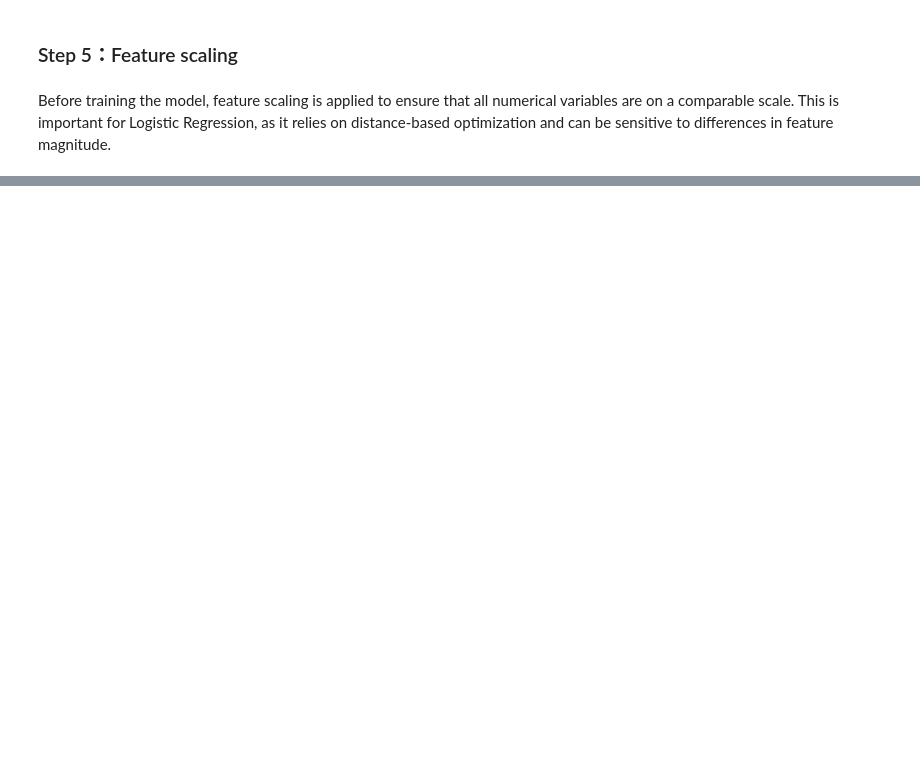
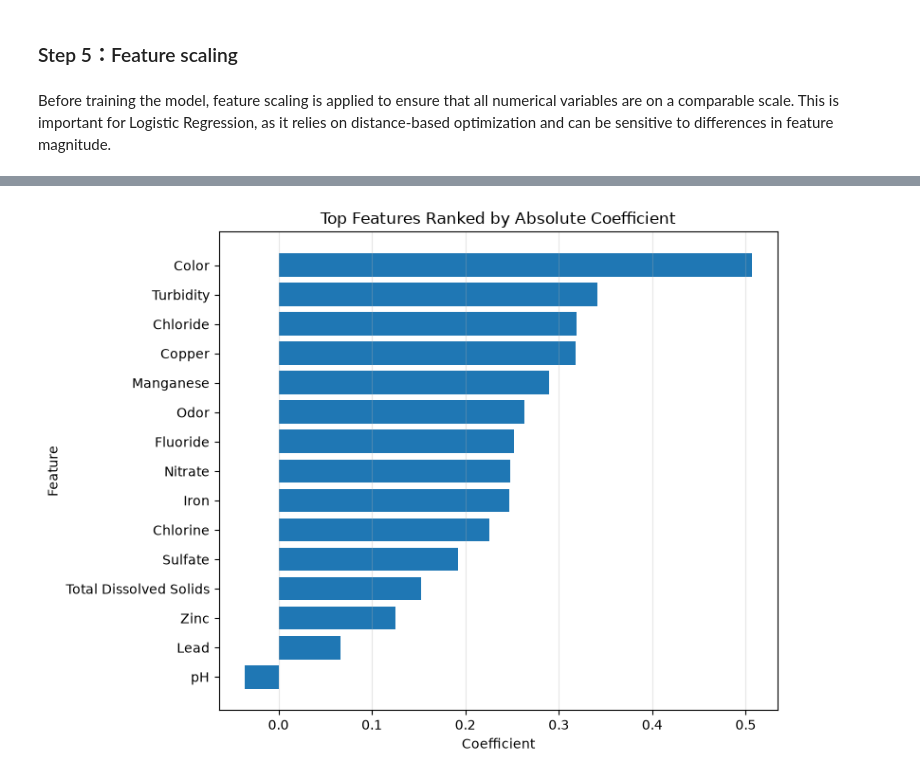
Before and after one commit to YL-6/-, a Jupyter notebook: notebooks/03_model_1.ipynb, the cells around one changed output, grey strips where cells are left out. Cells and saved outputs as stored; diff of their text form; code cells hidden in the pictures; blank space fills up the shorter version.

```diff
--- a/notebooks/03_model_1.ipynb
+++ b/notebooks/03_model_1.ipynb
@@ -428,0 +169,15 @@ Due to the limited performance of Logistic Regression, more complex models such
+# %%
+# Standardize features using statistics calculated from the training set only
+# to avoid data leakage.
+
+# Initialize the scaler
+scaler_lr = StandardScaler()
+
+# Fit on the training set only
+X_train_scaled_lr = scaler_lr.fit_transform(X_train_lr)
+
+# Apply the same transformation to the test set
+X_test_scaled_lr = scaler_lr.transform(X_test_lr)
+
+print("X_train_scaled_lr shape:", X_train_scaled_lr.shape)
+print("X_test_scaled_lr shape:", X_test_scaled_lr.shape)
@@ -428,0 +302,39 @@ Due to the limited performance of Logistic Regression, more complex models such
+# %%
+# Top 15 features ranked by absolute coefficient
+coef_df = pd.DataFrame({
+    "Feature": X_train_lr.columns,
+    "Coefficient": lr_baseline.coef_[0]
+})
+
+coef_df["Odds Ratio"] = np.exp(coef_df["Coefficient"])
+
+coef_df["Abs Coefficient"] = coef_df["Coefficient"].abs()
+
+coef_df = coef_df.sort_values(
+    by="Abs Coefficient",
+    ascending=False
+)
+top_n = 15
+
+plot_df = coef_df.head(top_n).copy()
+
+plt.figure(figsize=(8, 6))
+
+plt.barh(
+    plot_df["Feature"],
+    plot_df["Coefficient"]
+)
+
+plt.xlabel("Coefficient")
+plt.ylabel("Feature")
+plt.title(
+    "Top Features Ranked by Absolute Coefficient"
+)
+
+plt.gca().invert_yaxis()  # largest at top
+plt.grid(axis="x", alpha=0.3)
+
+plt.tight_layout()
+plt.show()
+# %% [output]
+[figure, added]
```
Also changed, not shown: parts of 59 cells of this notebook.
